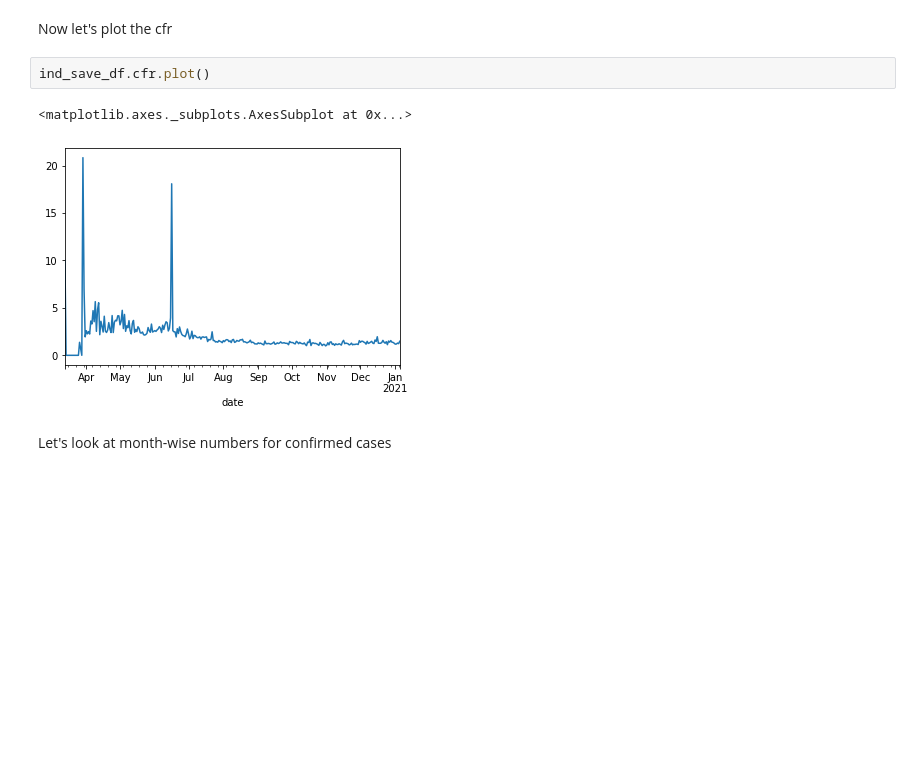
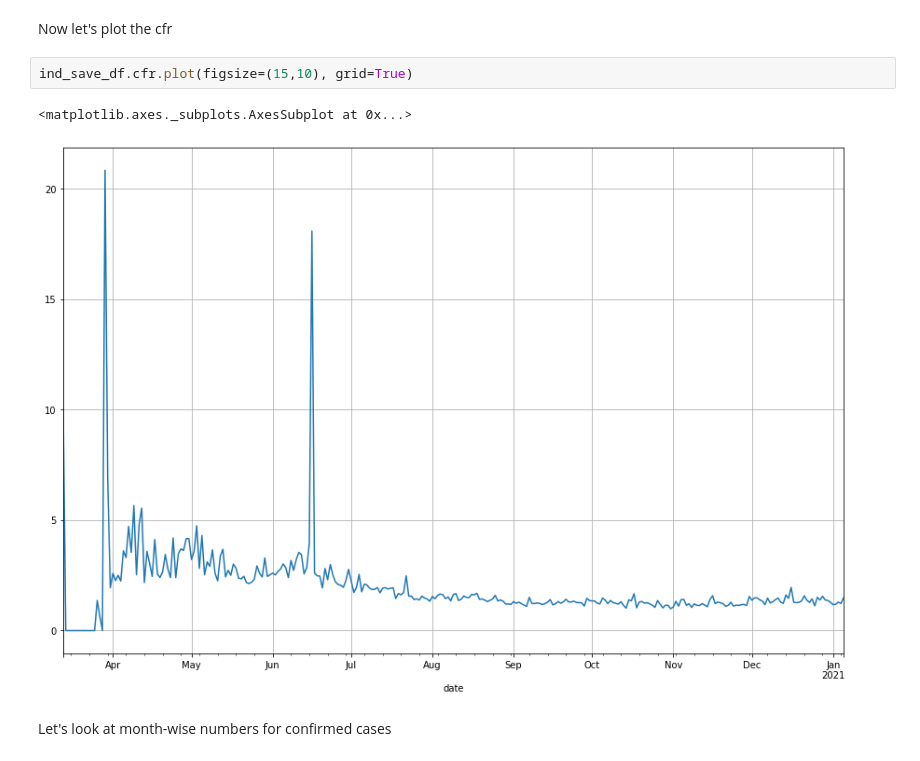
Before and after one commit to enumulak/EK_ML, a Jupyter notebook: Pandas/LearnPandas_Covid19_IndiaAnalysis_v2.0.ipynb, the cells around one changed output. Cells and saved outputs as stored; diff of their text form; blank space fills up the shorter version.

Commit message:
Final Pandas Notebook, with Plots

```diff
--- a/Pandas/LearnPandas_Covid19_IndiaAnalysis_v2.0.ipynb
+++ b/Pandas/LearnPandas_Covid19_IndiaAnalysis_v2.0.ipynb
@@ -1056,10 +1056,10 @@ ind_save_df.tail()
 # %% [markdown]
 Now let's plot the cfr
 # %%
-ind_save_df.cfr.plot()
+ind_save_df.cfr.plot(figsize=(15,10), grid=True)
 # %% [output]
 <matplotlib.axes._subplots.AxesSubplot at 0x...>
-[figure, old version]
+[figure, new version]
 # %% [markdown]
 Let's look at month-wise numbers for confirmed cases
 # %%
```
Also changed, not shown: parts of 5 cells of this notebook.
